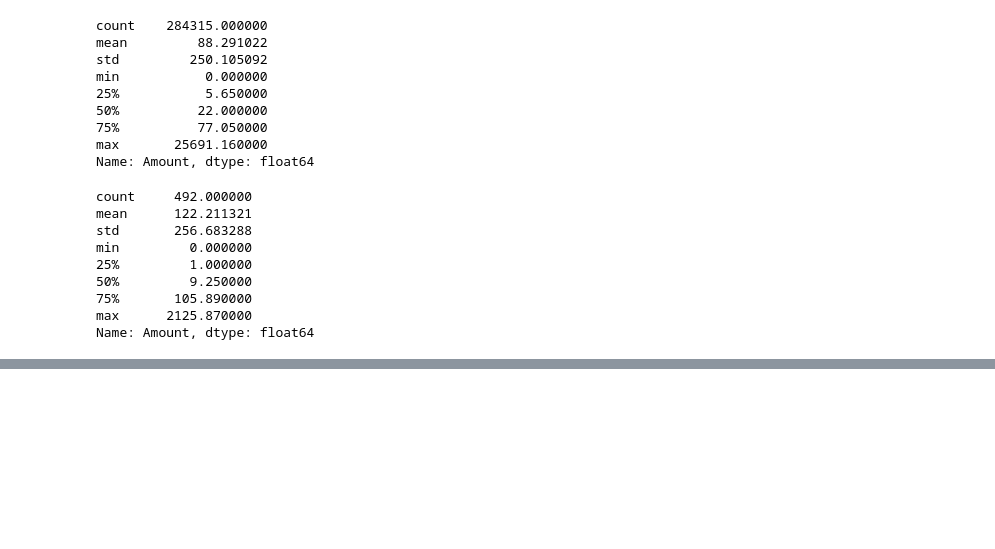
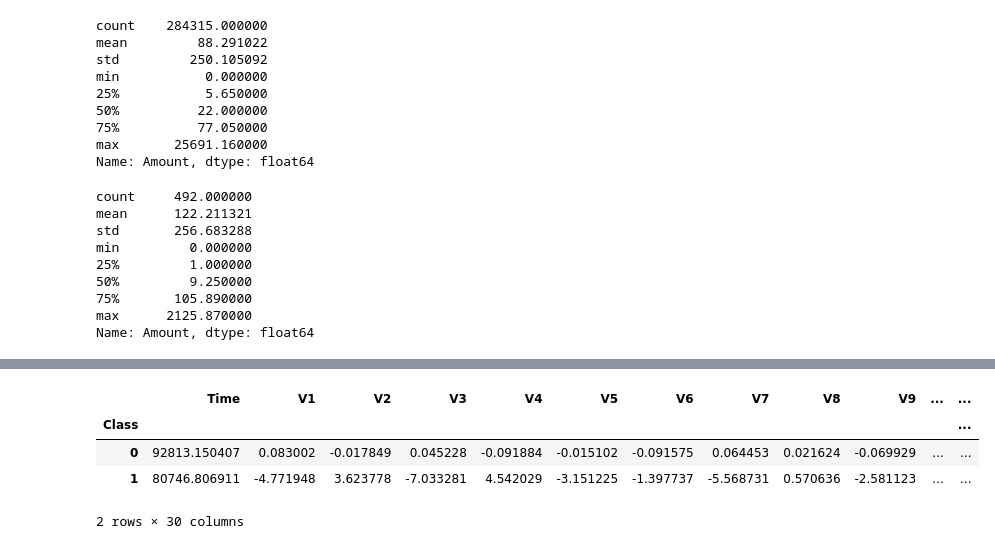
Before and after one commit to shashank274/CreditCard_Fraud_Detection, a Jupyter notebook: model.ipynb, the cells around one changed output, grey strips where cells are left out. Cells and saved outputs as stored; diff of their text form; code cells hidden in the pictures; blank space fills up the shorter version.

```diff
--- a/model.ipynb
+++ b/model.ipynb
@@ -130,0 +170,8 @@ Name: Amount, dtype: float64
+# %%
+new_data.groupby('Class').mean()
+# %% [output]
+|  | Time | V1 | V2 | V3 | V4 | V5 | V6 | V7 | V8 | V9 | ... | ... |
+| Class |  |  |  |  |  |  |  |  |  |  |  | ... |
+| 0 | 92813.150407 | 0.083002 | -0.017849 | 0.045228 | -0.091884 | -0.015102 | -0.091575 | 0.064453 | 0.021624 | -0.069929 | ... | ... |
+| 1 | 80746.806911 | -4.771948 | 3.623778 | -7.033281 | 4.542029 | -3.151225 | -1.397737 | -5.568731 | 0.570636 | -2.581123 | ... | ... |
+2 rows × 30 columns
```
Also changed, not shown: parts of 20 cells of this notebook.
